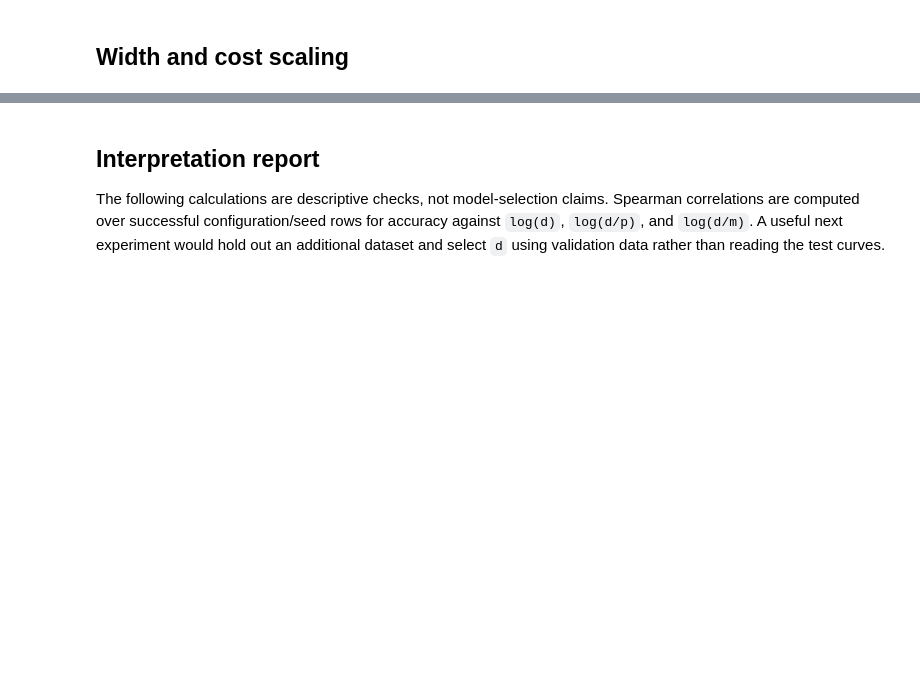
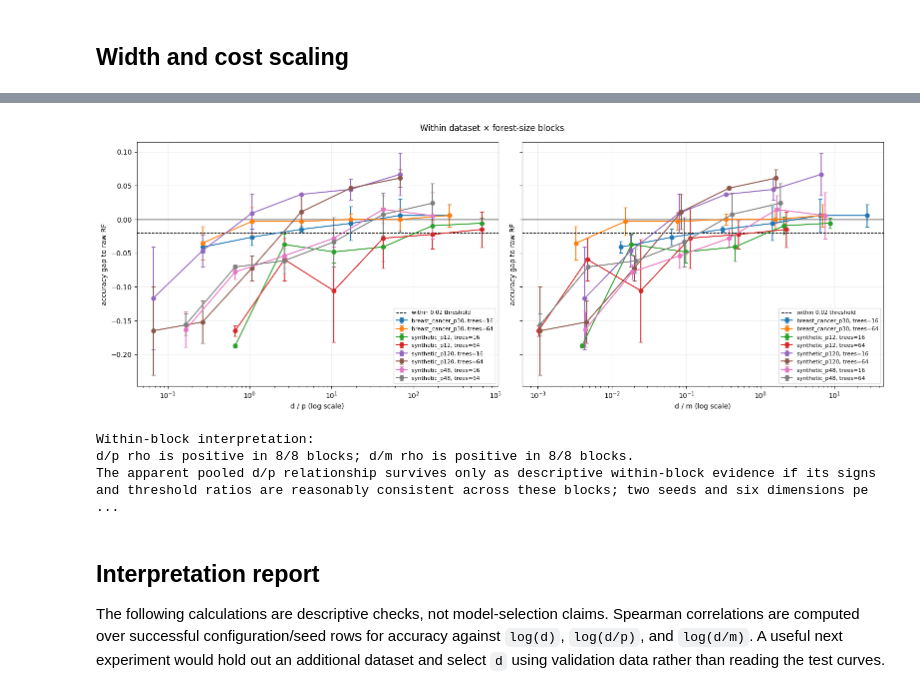
Before and after one commit to fabriziocosta/forestsketch, a Jupyter notebook: notebooks/14_dimension_scaling_relationship.ipynb, the cells around one changed output, grey strips where cells are left out. Cells and saved outputs as stored; diff of their text form; code cells hidden in the pictures; blank space fills up the shorter version.

Commit message:
feat: add within-block dimension scaling analysis

```diff
--- a/notebooks/14_dimension_scaling_relationship.ipynb
+++ b/notebooks/14_dimension_scaling_relationship.ipynb
@@ -376,0 +383,71 @@ plt.show()
+# %%
+within_rows = []
+threshold_rows = []
+
+for (dataset_name, n_estimators), block in ok.groupby(["dataset", "n_estimators"]):
+    block = block.copy()
+    rho_dp, _ = spearmanr(np.log(block["d_over_p"]), block["accuracy_gap_to_raw"])
+    rho_dm, _ = spearmanr(np.log(block["d_over_m"]), block["accuracy_gap_to_raw"])
+    within_rows.append({
+        "dataset": dataset_name,
+        "n_estimators": n_estimators,
+        "n_rows": len(block),
+        "rho_log_d_over_p": rho_dp,
+        "rho_log_d_over_m": rho_dm,
+        "mean_gap": block["accuracy_gap_to_raw"].mean(),
+    })
+
+    by_dimension = block.groupby("d", as_index=False).agg(
+        p=("p", "first"),
+        m=("m", "mean"),
+        d_over_p=("d_over_p", "first"),
+        d_over_m=("d_over_m", "mean"),
+        mean_gap=("accuracy_gap_to_raw", "mean"),
+    )
+    reached_dp = by_dimension[by_dimension.mean_gap >= -0.02].sort_values("d_over_p")
+    reached_dm = by_dimension[by_dimension.mean_gap >= -0.02].sort_values("d_over_m")
+    dp = reached_dp.iloc[0] if len(reached_dp) else None
+    dm = reached_dm.iloc[0] if len(reached_dm) else None
+    threshold_rows.append({
+        "dataset": dataset_name,
+        "n_estimators": n_estimators,
+        "min_d_over_p_within_0.02": np.nan if dp is None else dp.d_over_p,
+        "d_at_min_d_over_p": np.nan if dp is None else dp["d"],
+        "min_d_over_m_within_0.02": np.nan if dm is None else dm.d_over_m,
+        "d_at_min_d_over_m": np.nan if dm is None else dm["d"],
+    })
+
+within_summary = pd.DataFrame(within_rows)
+threshold_summary = pd.DataFrame(threshold_rows)
+display(within_summary.round(4))
+display(threshold_summary.round(4))
+
+fig, axes = plt.subplots(1, 2, figsize=(16, 6), sharey=True)
+for (dataset_name, n_estimators), block in ok.groupby(["dataset", "n_estimators"]):
+    curve = block.groupby("d", as_index=False).agg(
+        d_over_p=("d_over_p", "first"),
+        d_over_m=("d_over_m", "mean"),
+        mean_gap=("accuracy_gap_to_raw", "mean"),
+        std_gap=("accuracy_gap_to_raw", "std"),
+    )
+    label = f"{dataset_name}, trees={n_estimators}"
+    axes[0].errorbar(curve["d_over_p"], curve["mean_gap"], yerr=curve["std_gap"].fillna(0), marker="o", capsize=3, label=label)
+    axes[1].errorbar(curve["d_over_m"], curve["mean_gap"], yerr=curve["std_gap"].fillna(0), marker="o", capsize=3, label=label)
+for axis, xlabel in zip(axes, ["d / p (log scale)", "d / m (log scale)"]):
+    axis.set_xscale("log")
+    axis.axhline(-0.02, color="black", linestyle="--", linewidth=1, label="within 0.02 threshold")
+    axis.axhline(0, color="black", linewidth=1)
+    axis.set_xlabel(xlabel)
+    axis.set_ylabel("accuracy gap to raw RF")
+    axis.grid(alpha=0.2)
+    axis.legend(fontsize=8)
+fig.suptitle("Within dataset × forest-size blocks")
+fig.tight_layout()
+plt.show()
+
+print("Within-block interpretation:")
+dp_positive = int((within_summary["rho_log_d_over_p"] > 0).sum())
+dm_positive = int((within_summary["rho_log_d_over_m"] > 0).sum())
+print(f"d/p rho is positive in {dp_positive}/{len(within_summary)} blocks; d/m rho is positive in {dm_positive}/{len(within_summary)} blocks.")
+print("The apparent pooled d/p relationship survives only as descriptive within-block evidence if its signs and threshold ratios are reasonably consistent across these blocks; two seeds and six dimensions per block are too small for a universal claim.")
+# %% [output]
@@ -377,3 +472,7 @@ plt.show()
+[figure, added]
+Within-block interpretation:
+d/p rho is positive in 8/8 blocks; d/m rho is positive in 8/8 blocks.
+The apparent pooled d/p relationship survives only as descriptive within-block evidence if its signs and threshold ratios are reasonably consistent across these blocks; two seeds and six dimensions pe ...
 # %% [markdown]
 ## Interpretation report
 
```
Also changed, not shown: parts of 4 cells of this notebook, 1 other file.
